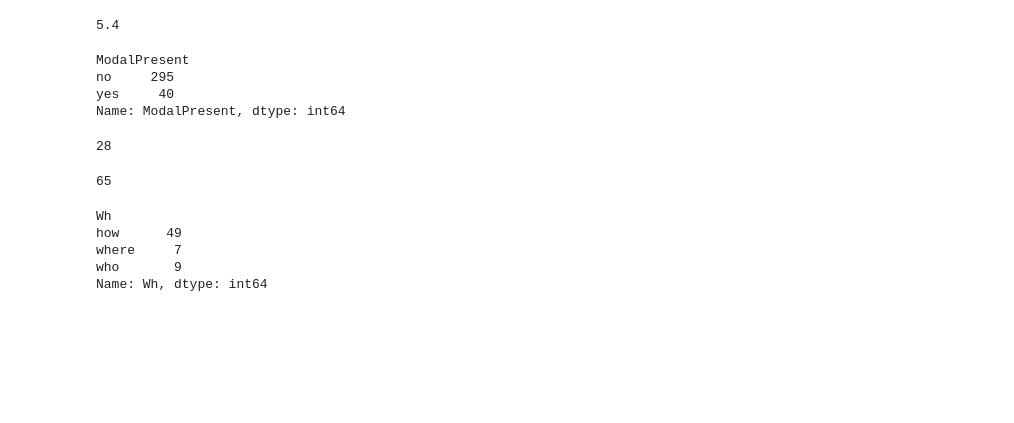
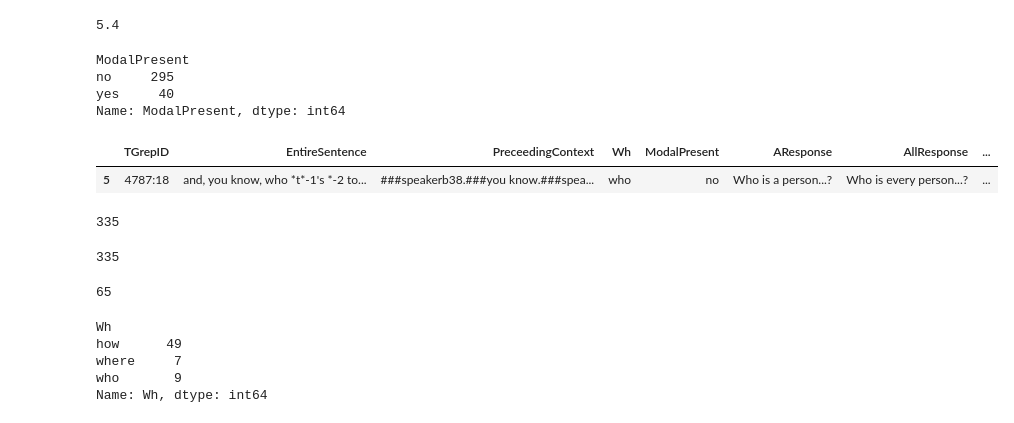
Before and after one commit to mcmoyer11/whquestions-tgrep2, a Jupyter notebook: corpus/analysis/sample_generator.ipynb, the cells around one changed output. Cells and saved outputs as stored; diff of their text form; code cells hidden in the pictures; blank space fills up the shorter version.

```diff
--- a/corpus/analysis/sample_generator.ipynb
+++ b/corpus/analysis/sample_generator.ipynb
@@ -401,7 +261,8 @@ yes     40
 Name: ModalPresent, dtype: int64
 # %%
 # print(df_final.groupby(["ModalPresent"])["ModalPresent"].count())
-# %%
-16+4+8
-# %% [output]
-28
+# %%
+df_final.head(1)
+# %% [output]
+|  | TGrepID | EntireSentence | PreceedingContext | Wh | ModalPresent | AResponse | AllResponse | ... |
+| 5 | 4787:18 | and, you know, who *t*-1's *-2 to... | ###speakerb38.###you know.###spea... | who | no | Who is a person...? | Who is every person...? | ... |
@@ -408,3 +273,11 @@ Name: ModalPresent, dtype: int64
+# %%
+len(test)
+# %% [output]
+335
+# %%
+len(df_final)
+# %% [output]
+335
 # %%
 # ids = pd.DataFrame(columns=df_final.columns)
 for n in range(1,10):
```
Also changed, not shown: parts of 63 cells of this notebook, 1 other file.
